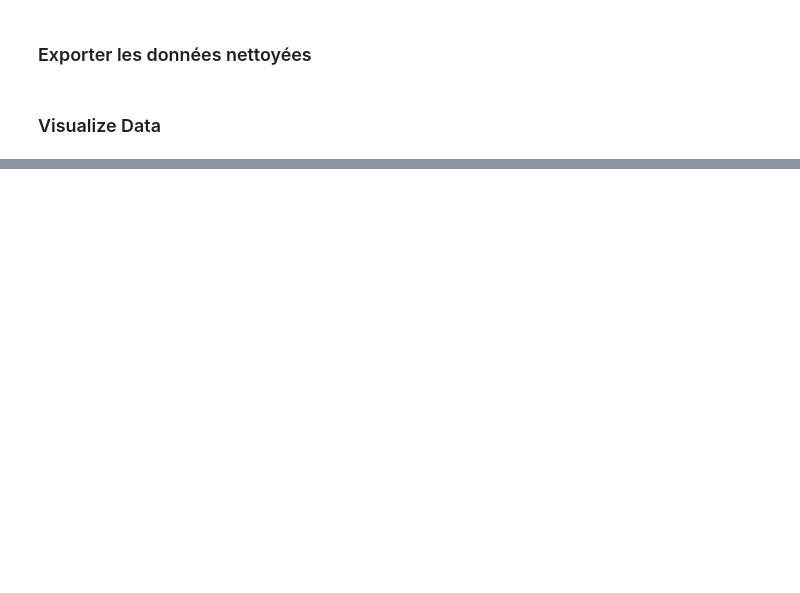
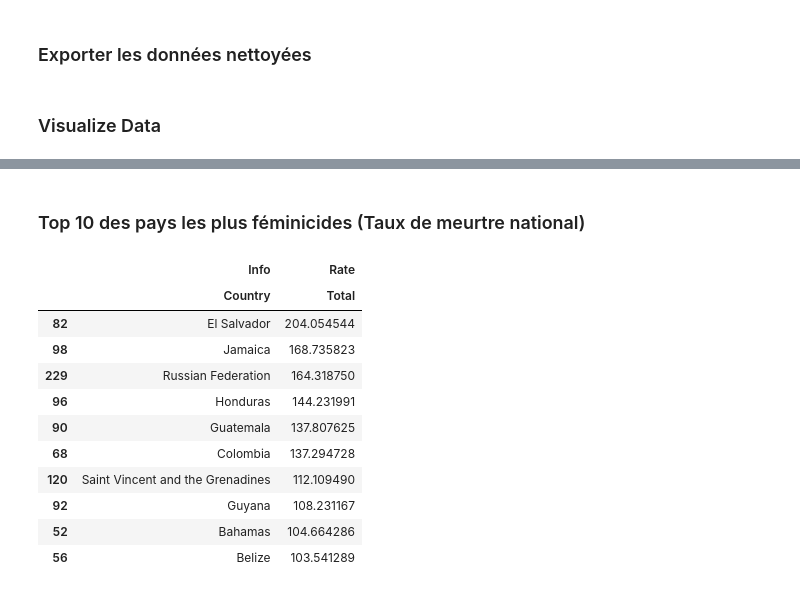
Before and after one commit to adesbx/homicideAnalysis, a Jupyter notebook: projet.ipynb, the cells around one changed output, grey strips where cells are left out. Drawn from its saved outputs; the diff is of its cells as text; code cells hidden in the pictures; blank space fills up the shorter version.

```diff
--- a/projet.ipynb
+++ b/projet.ipynb
@@ -173,0 +253,24 @@ df_sorted[['Count']].head(10)
+# %% [markdown]
+### Top 10 des pays les plus féminicides (Taux de meurtre national)
+# %%
+# Victim counts by sex
+filtered_df = df[df[('Info', 'Sex')] == 'Female']
+filtered_df.head(10)
+
+# Sort the dataframe by the highest rate of female victims in descending order
+df_sorted = filtered_df.sort_values(by=[('Rate', 'Total')], ascending=False)
+df_sorted = df_sorted[[('Info', 'Country'), ('Rate', 'Total')]]
+df_sorted.head(10)
+# %% [output]
+|  | Info | Rate |
+|  | Country | Total |
+| 82 | El Salvador | 204.054544 |
+| 98 | Jamaica | 168.735823 |
+| 229 | Russian Federation | 164.318750 |
+| 96 | Honduras | 144.231991 |
+| 90 | Guatemala | 137.807625 |
+| 68 | Colombia | 137.294728 |
+| 120 | Saint Vincent and the Grenadines | 112.109490 |
+| 92 | Guyana | 108.231167 |
+| 52 | Bahamas | 104.664286 |
+| 56 | Belize | 103.541289 |
```
Also changed, not shown: parts of 14 cells of this notebook, 1 other file.
